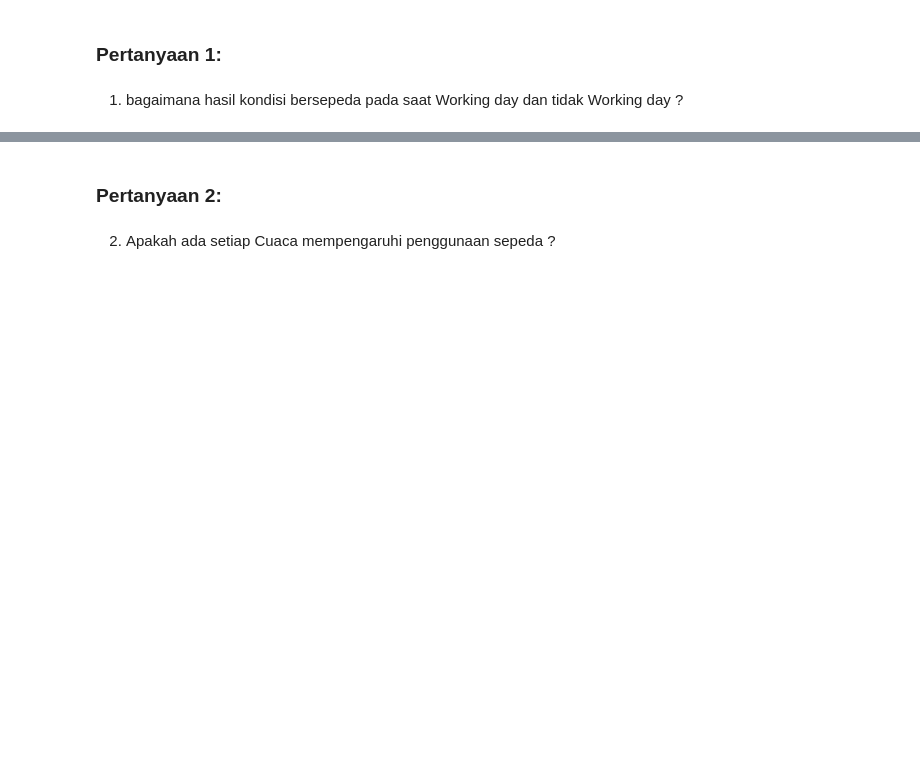
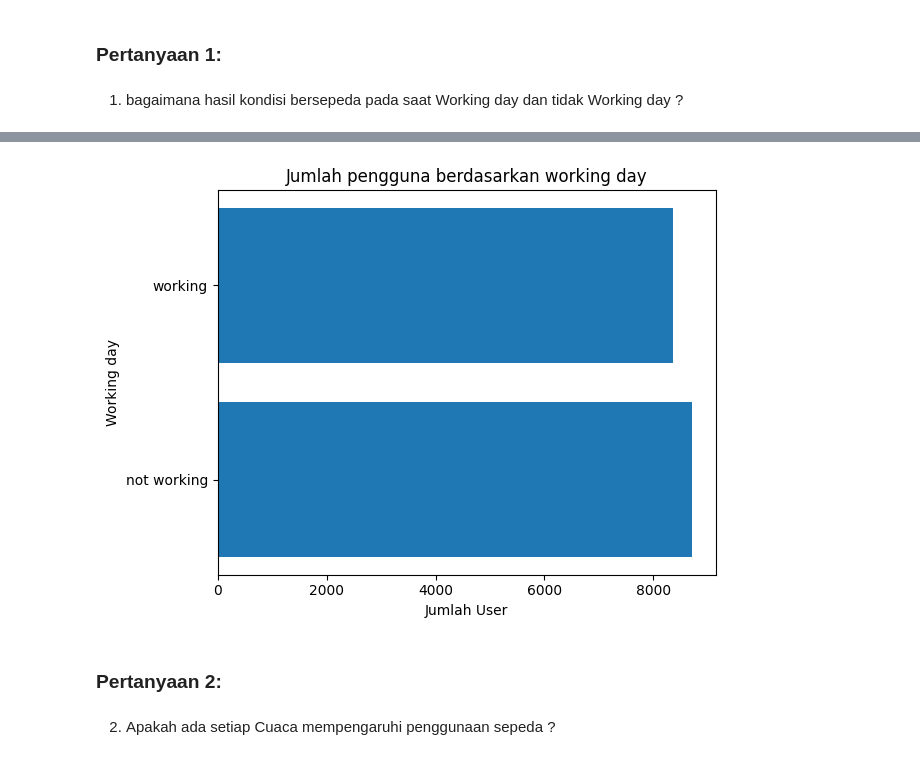
Before and after one commit to kevinchritian/Analisis-Data, a Jupyter notebook: Proyek_Analisis_Data.ipynb, the cells around one changed output, grey strips where cells are left out. Drawn from its saved outputs; the diff is of its cells as text; code cells hidden in the pictures; blank space fills up the shorter version.

```diff
--- a/Proyek_Analisis_Data.ipynb
+++ b/Proyek_Analisis_Data.ipynb
@@ -608,3 +608,16 @@ plt.show()
+# %%
+import matplotlib.pyplot as plt
+
+# Plot bar horizontal
+plt.barh(day_df['workingday'], day_df['count'])
+
+plt.title('Jumlah pengguna berdasarkan working day')
+plt.xlabel('Jumlah User')
+plt.ylabel('Working day')
+plt.tight_layout()
+plt.show()
+# %% [output]
+[figure, added]
 # %% [markdown]
 ### Pertanyaan 2:
 # %% [markdown]
```
Also changed, not shown: parts of 5 cells of this notebook, 1 other file.
